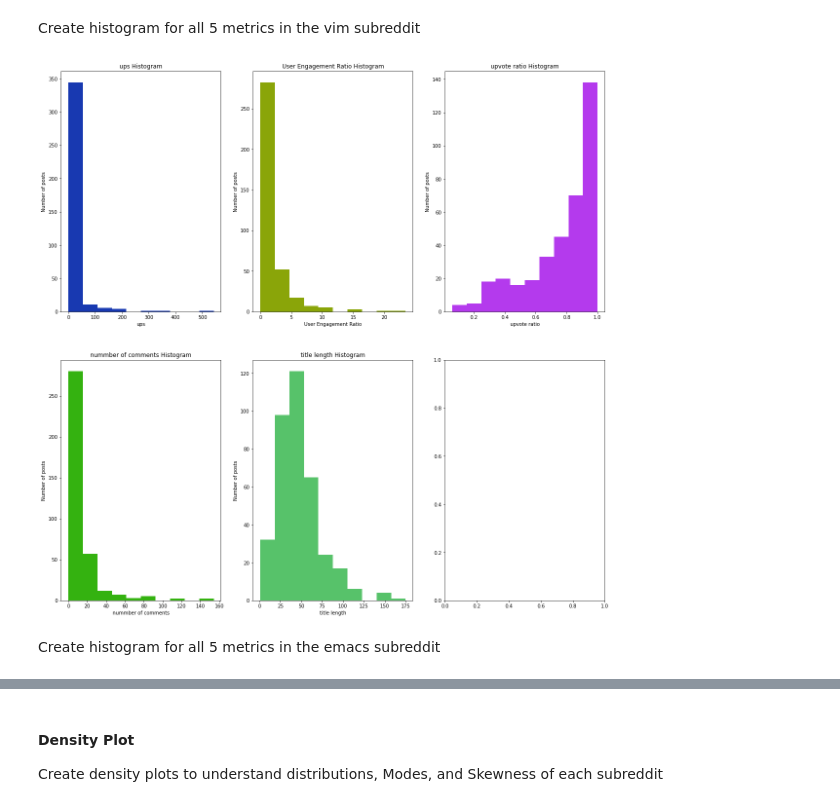
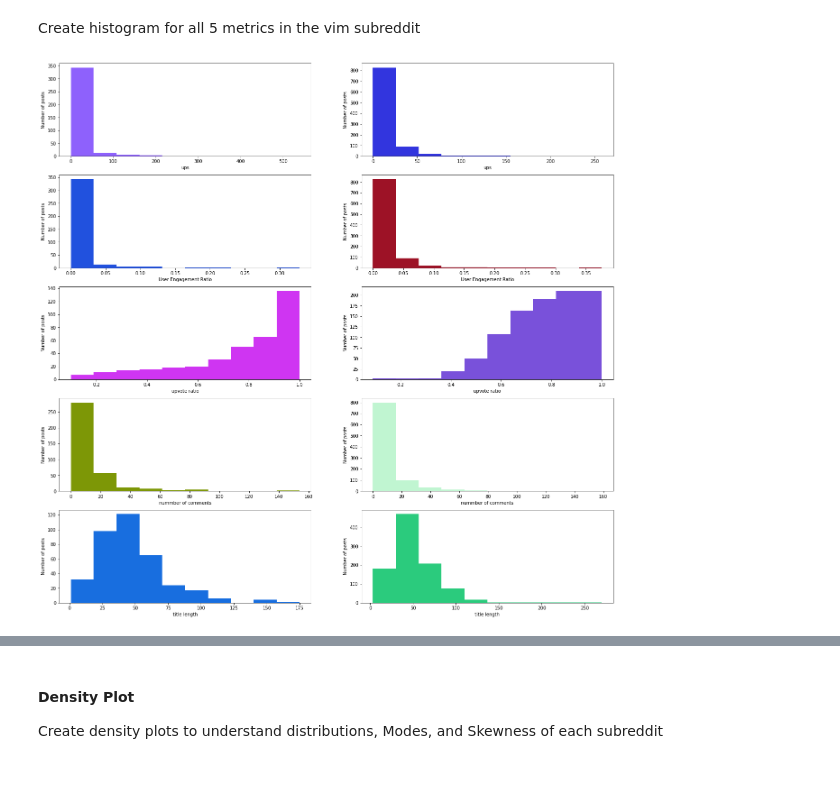
Before and after one commit to AmirH-Moosavi/Reddit-Scraper, a Jupyter notebook: Reddit_analyzer.ipynb, the cells around one changed output, grey strips where cells are left out. Saved outputs shown, nothing was run; the diff lists cells and outputs as text; code cells hidden in the pictures; blank space fills up the shorter version.

Commit message:
Improve plots visualization

```diff
--- a/Reddit_analyzer.ipynb
+++ b/Reddit_analyzer.ipynb
@@ -74,18 +74,18 @@ Three different libraries will be used to demonsterate the distibution of our su
 Create histogram for all 5 metrics in the vim subreddit
 # %%
 # Create histogram for all 5 metrics in the vim subreddit
-fig, ax = plt.subplots(nrows=2, ncols=3, figsize=(20, 20))
-i = 0
-j = 0
+fig, ax = plt.subplots(nrows=5, ncols=2, figsize=(22, 22))
+col_num = 0
+row_num = 0
+
 for col in vim.columns[1:]:
-    if j == 3:
-        i += 1
-        j = 0
-    ax[i, j].set(title = col + ' Histogram', xlabel= col, ylabel="Number of posts")
+    ax[row_num, col_num].set(xlabel= col, ylabel="Number of posts")
     # display plot
-    ax[i, j].hist(vim[col], color = np.random.rand(3,))
-    j += 1
+    ax[row_num, col_num].hist(vim[col], color = np.random.rand(3,))
+
+    ax[row_num, col_num + 1].set(xlabel= col, ylabel="Number of posts")
+    # display plot
+    ax[row_num, col_num + 1].hist(emacs[col], color = np.random.rand(3,))
+    row_num += 1
 # %% [output]
-[figure, old version]
+[figure, new version]
-# %% [markdown]
-Create histogram for all 5 metrics in the emacs subreddit
```
Also changed, not shown: parts of 12 cells of this notebook.
